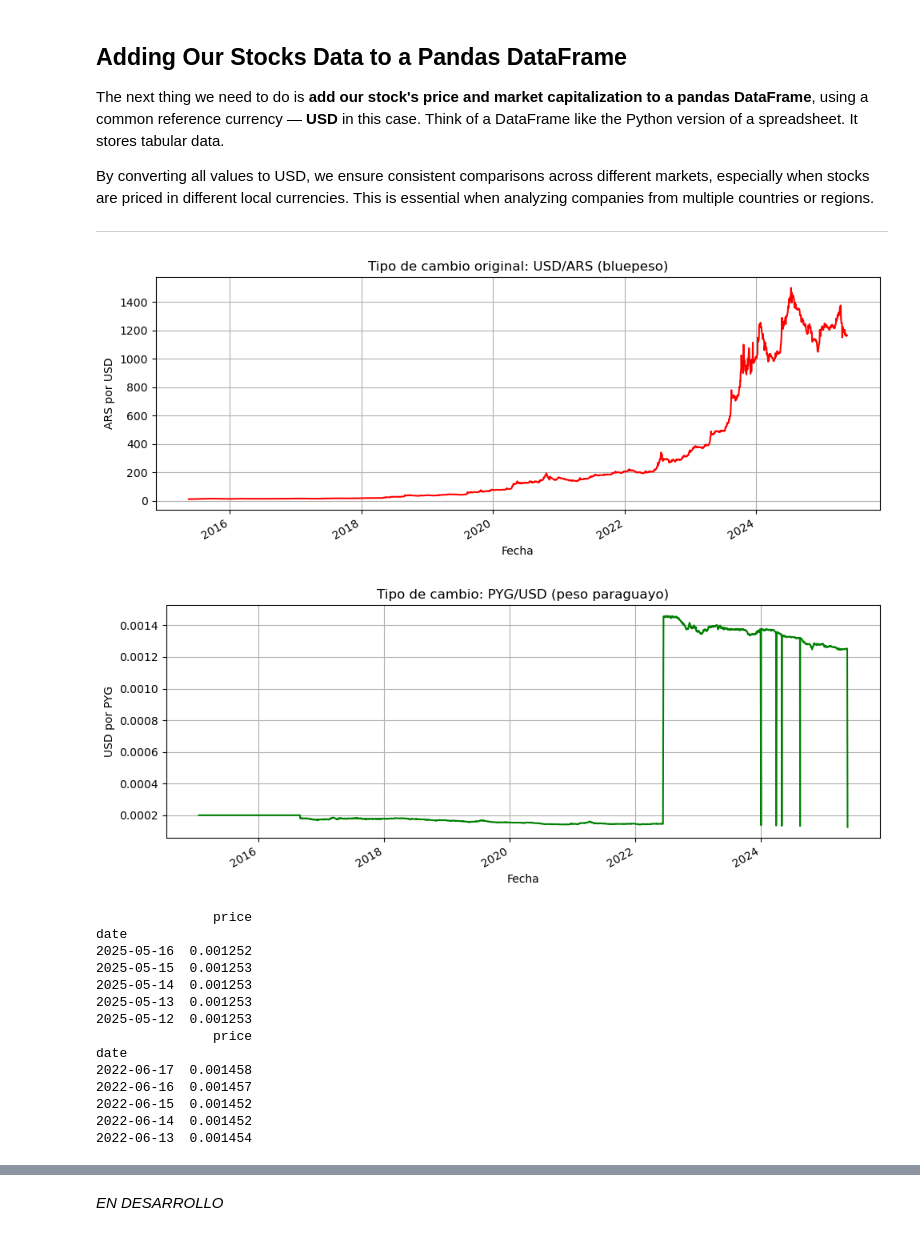
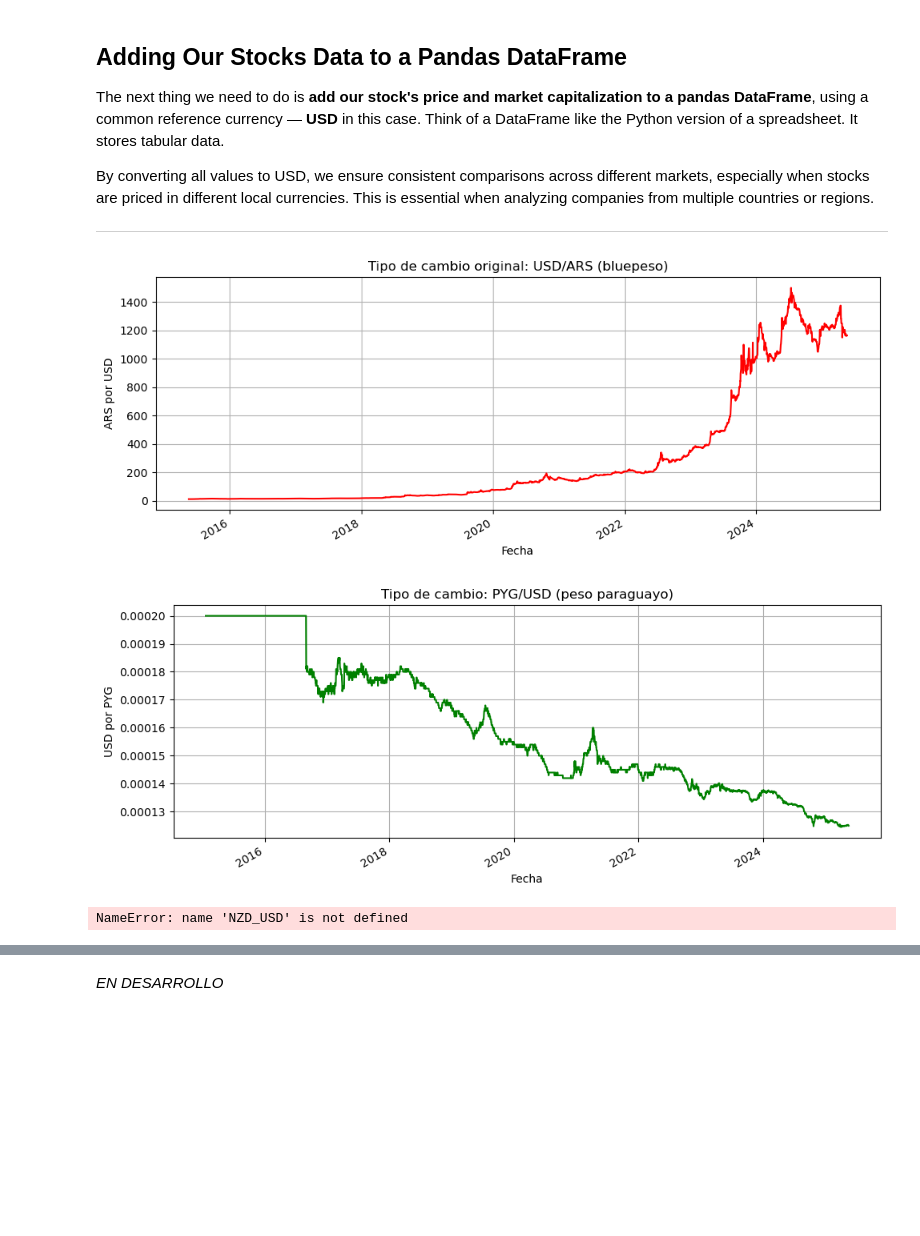
Before and after one commit to spinortechnologies/spinortechnologies, a Jupyter notebook: Lean Development Algorithmic Strategy.ipynb, the cells around one changed output, grey strips where cells are left out. Saved outputs shown, nothing was run; the diff lists cells and outputs as text; code cells hidden in the pictures; blank space fills up the shorter version.

```diff
--- a/Lean Development Algorithmic Strategy.ipynb
+++ b/Lean Development Algorithmic Strategy.ipynb
@@ -604,6 +604,18 @@ By converting all values to USD, we ensure consistent comparisons across differe
 ---
 # %%
 
+
+mask = (peso_paraguayo.index >= pd.to_datetime('2022-06-13')) & (peso_paraguayo['price'] > 0.00099)
+
+
+# Función para dividir entre 10 si el valor es del orden de 10^-2
+def ajustar_price(valor):
+    if 0.00099 <= valor < 0.1:
+        return valor / 10
+    return valor
+
+# Aplicar la función solo a las filas filtradas
+peso_paraguayo.loc[mask, 'price'] = peso_paraguayo.loc[mask, 'price'].apply(ajustar_price)
 
 # --- 1. Graficar USD/ARS original (bluepeso) ---
 bluepeso['price'].plot(figsize=(10, 4), color='red')
@@ -622,48 +634,33 @@ plt.ylabel('USD por PYG')
 plt.grid(True)
 plt.tight_layout()
 plt.show()
 
-peso_filtrado = peso_paraguayo[peso_paraguayo['price'] > 0.0004]
-print(peso_filtrado.head())
-print(peso_filtrado.tail())
+
 # --- 3. Transformación y gráfico comparativo ---
 ARS_USD = 1 / bluepeso  # Convertimos USD/ARS a ARS/USD
 PYG_USD = peso_paraguayo  # Ya está bien
 NZD_USD = NZD_USD  # También correcto
 
 # Combinamos en un DataFrame
 y = pd.concat([
     ARS_USD['price'],
     PYG_USD['price'],
     NZD_USD['price']
 ], axis=1)
 
 # Renombramos columnas
 y.columns = ['ARS/USD', 'PYG/USD', 'NZD/USD']
 
 # Gráfico comparativo ARS/USD vs PYG/USD
 y[['PYG/USD', 'ARS/USD']].plot(figsize=(10, 5))
 plt.title('Comparación: PYG/USD vs ARS/USD (transformados)')
 plt.xlabel('Fecha')
 plt.ylabel('USD por unidad de moneda local')
 plt.grid(True)
 plt.legend(['PYG/USD', 'ARS/USD'])
 plt.tight_layout()
 plt.show()
 # %% [output]
 [figure]
-[figure, old version]
+[figure, new version]
-               price
-date
-2025-05-16  0.001252
-2025-05-15  0.001253
-2025-05-14  0.001253
-2025-05-13  0.001253
-2025-05-12  0.001253
-               price
-date
-2022-06-17  0.001458
-2022-06-16  0.001457
-2022-06-15  0.001452
-2022-06-14  0.001452
-2022-06-13  0.001454
+NameError: name 'NZD_USD' is not defined
```
Also changed, not shown: parts of 1 cell of this notebook.
